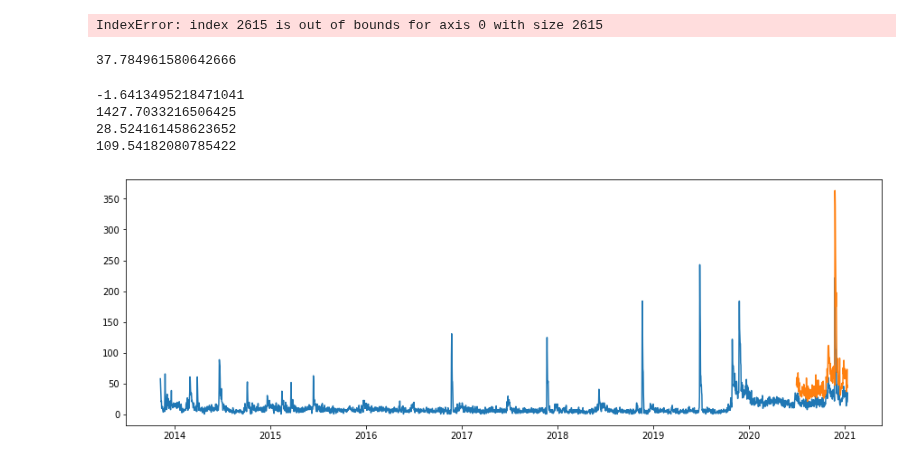
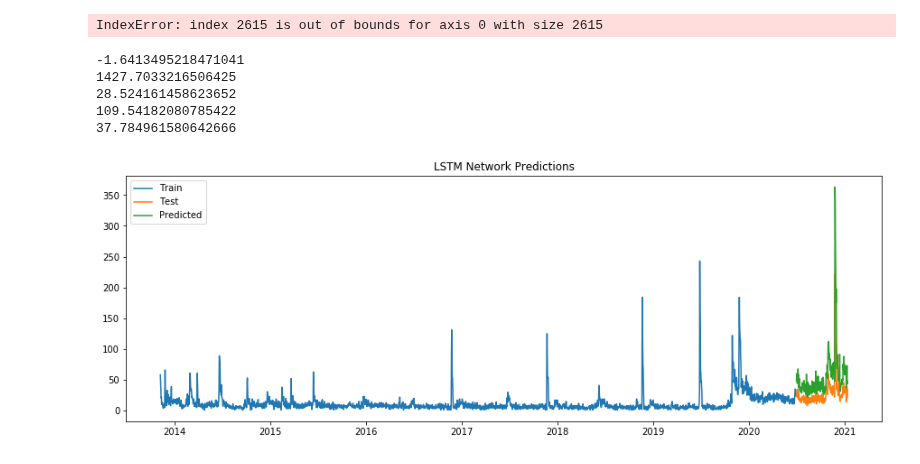
Before and after one commit to Moses-Lin/projectzomboidtimeseries, a Jupyter notebook: Time Series.ipynb, the cells around one changed output. Saved outputs shown, nothing was run; the diff lists cells and outputs as text; code cells hidden in the pictures.

```diff
--- a/Time Series.ipynb
+++ b/Time Series.ipynb
@@ -939,13 +967,6 @@ Day=193, Predicted=52.795178, Expected=20.000000
 Day=194, Predicted=73.502562, Expected=25.000000
 Day=195, Predicted=43.473118, Expected=35.000000
 IndexError: index 2615 is out of bounds for axis 0 with size 2615
-# %%
-from math import sqrt
-
-rmse = sqrt(mean_squared_error(raw_values[-196:], predictions))
-rmse
-# %% [output]
-37.784961580642666
 # %%
 print(r2_score(y_true=raw_values[-196:],
                y_pred=predictions))
@@ -958,8 +979,11 @@ print(mean_absolute_error(y_true=raw_values[-196:],
 
 print(mean_absolute_percentage_error(y_true=raw_values[-196:],
                          y_pred=predictions))
+
+print(sqrt(mean_squared_error(raw_values[-196:], predictions)))
 # %% [output]
 -1.6413495218471041
 1427.7033216506425
 28.524161458623652
 109.54182080785422
+37.784961580642666
@@ -969,7 +990,10 @@ import matplotlib.pyplot as plt
 # %%
 plt.figure(figsize=(15,5))
-plt.plot(reviewcount.index, raw_values)
-plt.plot(reviewcount.index[-196:], predictions)
+plt.plot(reviewcount.index[0:-196], raw_values[0:-196], label='Train')
+plt.plot(reviewcount.index[-196:], raw_values[-196:], label='Test')
+plt.plot(reviewcount.index[-196:], predictions, label='Predicted')
+plt.legend(loc='best')
+plt.title('LSTM Network Predictions')
 plt.show()
 # %% [output]
-[figure, old version]
+[figure, new version]
```
Also changed, not shown: parts of 15 cells of this notebook.
